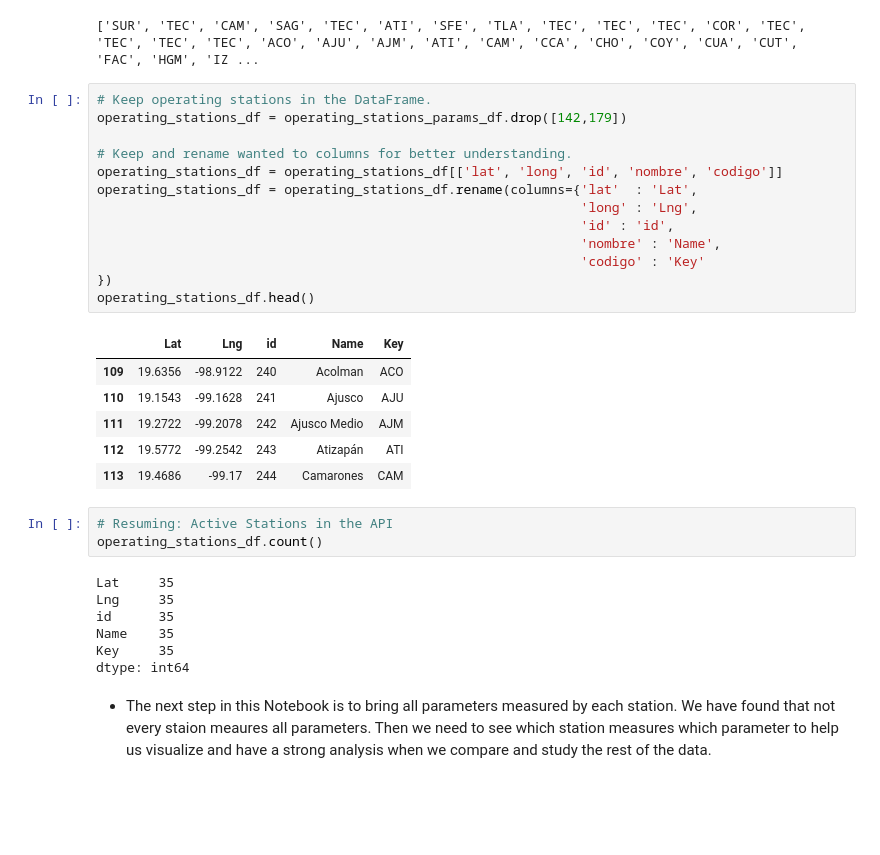
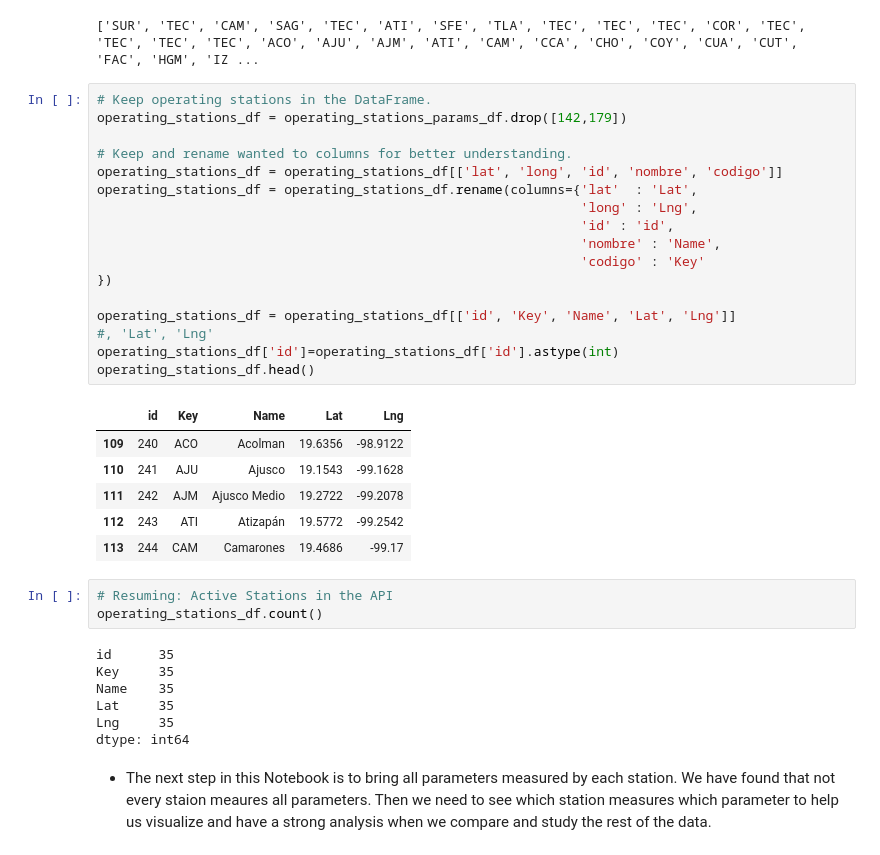
Before and after one commit to hekutoru-dev/BootCamp_Project1, a Jupyter notebook: API Datos Abiertos/APIEstaciones.ipynb, the cells around one changed output. Cells and saved outputs as stored; diff of their text form; blank space fills up the shorter version.

```diff
--- a/API Datos Abiertos/APIEstaciones.ipynb
+++ b/API Datos Abiertos/APIEstaciones.ipynb
@@ -196,32 +196,36 @@ print(stations_codes_list)
 # %%
 # Keep operating stations in the DataFrame.
 operating_stations_df = operating_stations_params_df.drop([142,179])
 
 # Keep and rename wanted to columns for better understanding.
 operating_stations_df = operating_stations_df[['lat', 'long', 'id', 'nombre', 'codigo']]
 operating_stations_df = operating_stations_df.rename(columns={'lat'  : 'Lat',
                                                               'long' : 'Lng',
                                                               'id' : 'id',
                                                               'nombre' : 'Name',
                                                               'codigo' : 'Key'
 })
+
+operating_stations_df = operating_stations_df[['id', 'Key', 'Name', 'Lat', 'Lng']]
+#, 'Lat', 'Lng'
+operating_stations_df['id']=operating_stations_df['id'].astype(int)
 operating_stations_df.head()
 # %% [output]
-|  | Lat | Lng | id | Name | Key |
-| 109 | 19.6356 | -98.9122 | 240 | Acolman | ACO |
-| 110 | 19.1543 | -99.1628 | 241 | Ajusco | AJU |
-| 111 | 19.2722 | -99.2078 | 242 | Ajusco Medio | AJM |
-| 112 | 19.5772 | -99.2542 | 243 | Atizapán | ATI |
-| 113 | 19.4686 | -99.17 | 244 | Camarones | CAM |
+|  | id | Key | Name | Lat | Lng |
+| 109 | 240 | ACO | Acolman | 19.6356 | -98.9122 |
+| 110 | 241 | AJU | Ajusco | 19.1543 | -99.1628 |
+| 111 | 242 | AJM | Ajusco Medio | 19.2722 | -99.2078 |
+| 112 | 243 | ATI | Atizapán | 19.5772 | -99.2542 |
+| 113 | 244 | CAM | Camarones | 19.4686 | -99.17 |
 # %%
 # Resuming: Active Stations in the API
 operating_stations_df.count()
 # %% [output]
+id      35
+Key     35
+Name    35
 Lat     35
 Lng     35
-id      35
-Name    35
-Key     35
 dtype: int64
 # %% [markdown]
 * The next step in this Notebook is to bring all parameters measured by each station. We have found that not every staion meaures all parameters. Then we need to see which station measures which parameter to help us visualize and have a strong analysis when we compare and study the rest of the data.
```
Also changed, not shown: parts of 7 cells of this notebook, 1 other file.
